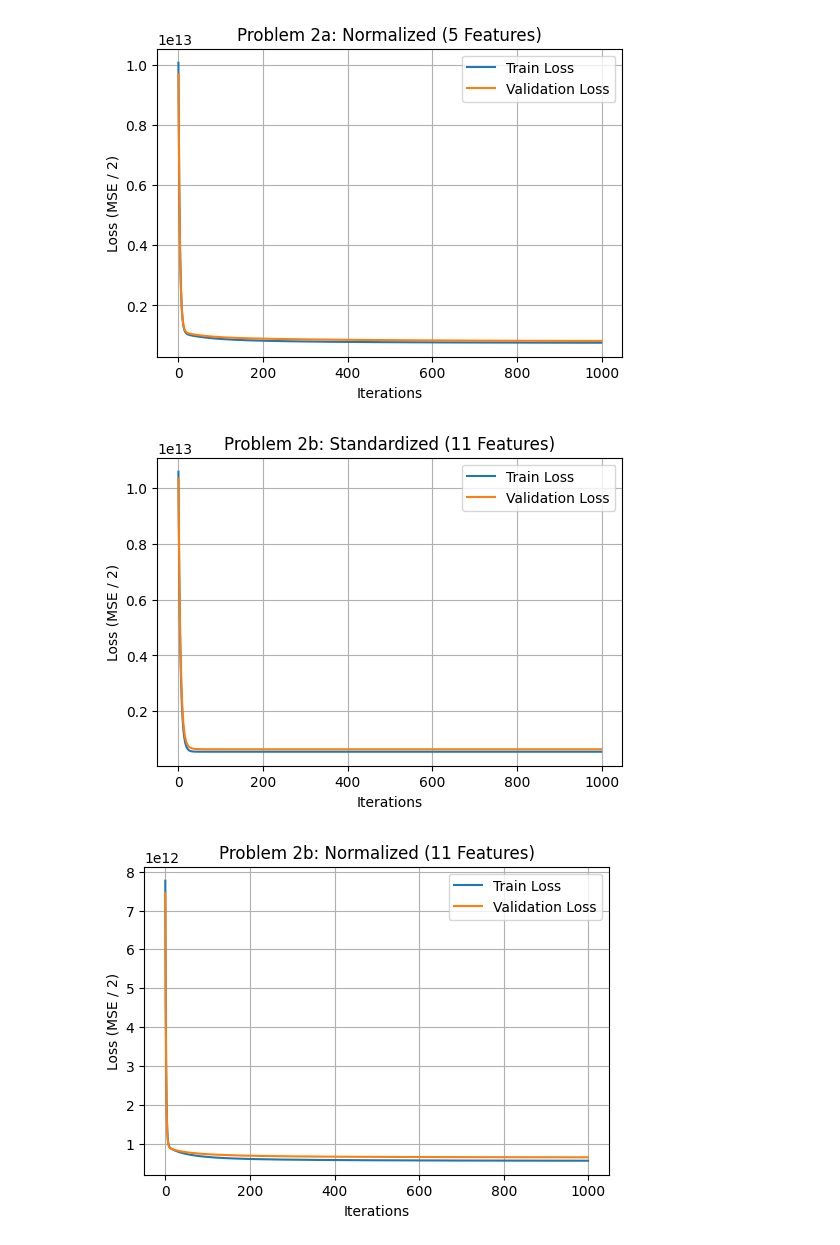
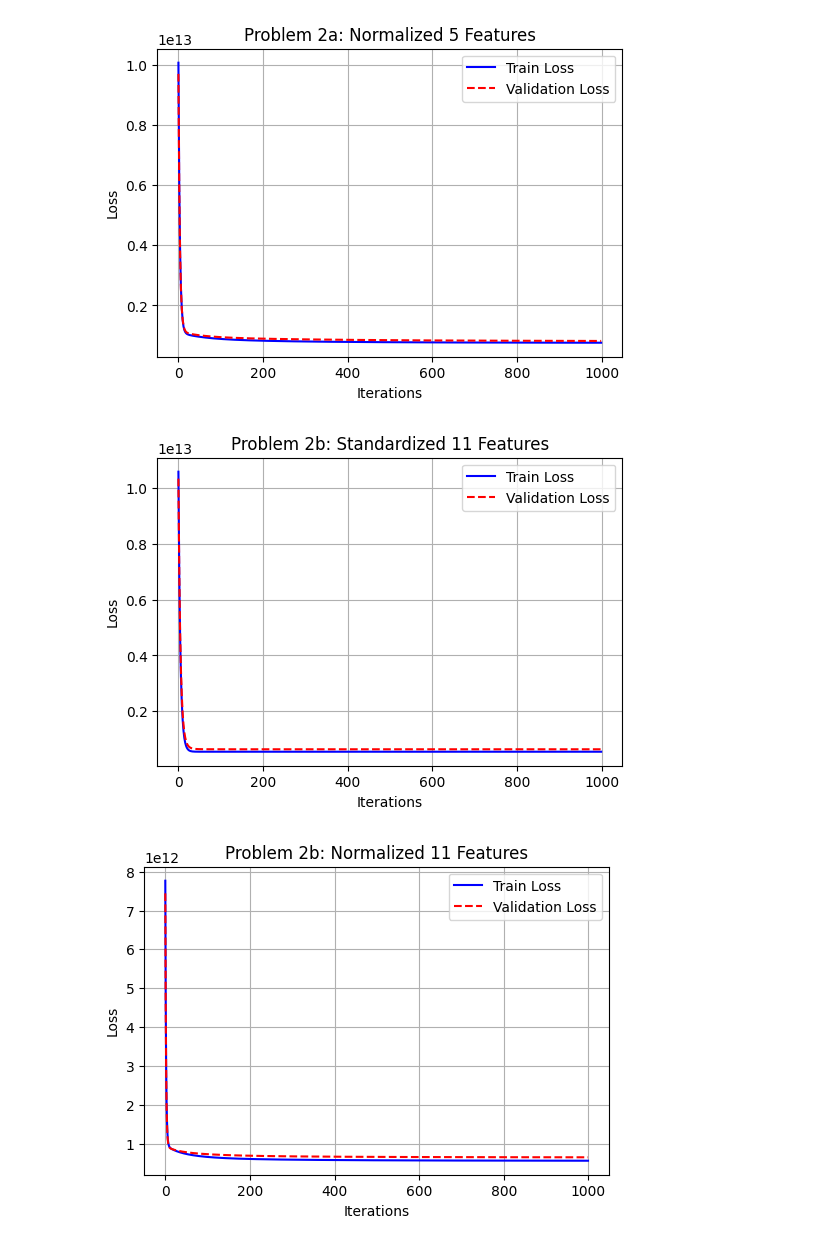
Before and after one commit to rwalden-gif/IntroToML, a Jupyter notebook: Homework2_Housing.ipynb, the cells around one changed output. Drawn from its saved outputs; the diff is of its cells as text; code cells hidden in the pictures.

```diff
--- a/Homework2_Housing.ipynb
+++ b/Homework2_Housing.ipynb
@@ -61,7 +82,6 @@ def gradient_descent(X_train, y_train, X_test, y_test, alpha, iterations, lam=0)
 
         theta -= alpha * gradient
 
-        # Loss J(theta) = 1/(2m) * sum((h(x) - y)^2)
         train_loss = (1 / (2 * m_tr)) * np.sum((X_tr.dot(theta) - y_train) ** 2)
         val_loss = (1 / (2 * m_te)) * np.sum((X_te.dot(theta) - y_test) ** 2)
 
@@ -72,21 +92,21 @@ def gradient_descent(X_train, y_train, X_test, y_test, alpha, iterations, lam=0)
 
 def plot_loss(train_loss, val_loss, title):
     plt.figure(figsize=(6, 4))
-    plt.plot(train_loss, label='Train Loss')
-    plt.plot(val_loss, label='Validation Loss')
+    plt.plot(train_loss, label='Train Loss', color='blue')
+    plt.plot(val_loss, label='Validation Loss', color='red', linestyle='--')
     plt.xlabel('Iterations')
-    plt.ylabel('Loss (MSE / 2)')
+    plt.ylabel('Loss')
     plt.title(title)
     plt.legend()
     plt.grid(True)
     plt.show()
 # %%
-iters = 1000
+iterations = 1000
 
 # Problem 1: Unscaled Data
-theta_1a, tr_1a, val_1a = gradient_descent(X_tr_a, y_tr, X_te_a, y_te, alpha=1e-8, iterations=iters)
-plot_loss(tr_1a, val_1a, "Problem 1a: Unscaled (5 Features)")
+theta_1a, tr_1a, val_1a = gradient_descent(X_tr_a, y_tr, X_te_a, y_te, alpha=1e-8, iterations=iterations)
+plot_loss(tr_1a, val_1a, "Problem 1a: Unscaled Data 5 Features")
 
-theta_1b, tr_1b, val_1b = gradient_descent(X_tr_b, y_tr, X_te_b, y_te, alpha=1e-8, iterations=iters)
-plot_loss(tr_1b, val_1b, "Problem 1b: Unscaled (11 Features)")
+theta_1b, tr_1b, val_1b = gradient_descent(X_tr_b, y_tr, X_te_b, y_te, alpha=1e-8, iterations=iterations)
+plot_loss(tr_1b, val_1b, "Problem 1b: Unscaled Data 11 Features")
 # %% [output]
@@ -95,12 +115,12 @@ plot_loss(tr_1b, val_1b, "Problem 1b: Unscaled (11 Features)")
 # %%
 # Problem 2: Scaled Data
-_, tr_2a_std, val_2a_std = gradient_descent(X_tr_a_std, y_tr, X_te_a_std, y_te, alpha=0.1, iterations=iters)
-_, tr_2a_norm, val_2a_norm = gradient_descent(X_tr_a_norm, y_tr, X_te_a_norm, y_te, alpha=0.1, iterations=iters)
-plot_loss(tr_2a_std, val_2a_std, "Problem 2a: Standardized (5 Features)")
-plot_loss(tr_2a_norm, val_2a_norm, "Problem 2a: Normalized (5 Features)")
+theta_2a_std, tr_2a_std, val_2a_std = gradient_descent(X_tr_a_std, y_tr, X_te_a_std, y_te, alpha=0.1, iterations=iterations)
+theta_2a_norm, tr_2a_norm, val_2a_norm = gradient_descent(X_tr_a_norm, y_tr, X_te_a_norm, y_te, alpha=0.1, iterations=iterations)
+plot_loss(tr_2a_std, val_2a_std, "Problem 2a: Standardized 5 Features")
+plot_loss(tr_2a_norm, val_2a_norm, "Problem 2a: Normalized 5 Features")
 
-_, tr_2b_std, val_2b_std = gradient_descent(X_tr_b_std, y_tr, X_te_b_std, y_te, alpha=0.1, iterations=iters)
-_, tr_2b_norm, val_2b_norm = gradient_descent(X_tr_b_norm, y_tr, X_te_b_norm, y_te, alpha=0.1, iterations=iters)
-plot_loss(tr_2b_std, val_2b_std, "Problem 2b: Standardized (11 Features)")
-plot_loss(tr_2b_norm, val_2b_norm, "Problem 2b: Normalized (11 Features)")
+theta_2b_std, tr_2b_std, val_2b_std = gradient_descent(X_tr_b_std, y_tr, X_te_b_std, y_te, alpha=0.1, iterations=iterations)
+theta_2b_norm, tr_2b_norm, val_2b_norm = gradient_descent(X_tr_b_norm, y_tr, X_te_b_norm, y_te, alpha=0.1, iterations=iterations)
+plot_loss(tr_2b_std, val_2b_std, "Problem 2b: Standardized 11 Features")
+plot_loss(tr_2b_norm, val_2b_norm, "Problem 2b: Normalized 11 Features")
 # %% [output]
@@ -108,5 +128,5 @@ plot_loss(tr_2b_norm, val_2b_norm, "Problem 2b: Normalized (11 Features)")
-[figure, old version]
+[figure, new version]
-[figure, old version]
+[figure, new version]
-[figure, old version]
+[figure, new version]
 # %%
 # Problem 3: Regularization
```
Also changed, not shown: parts of 4 cells of this notebook.
